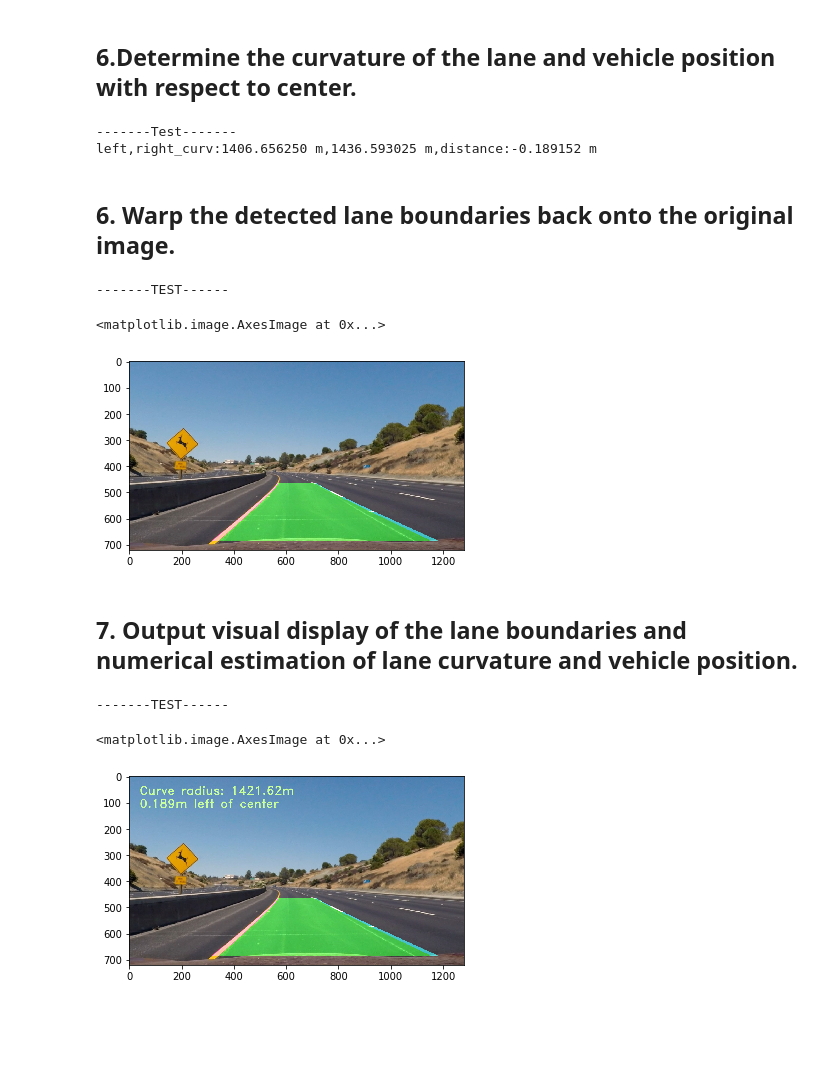
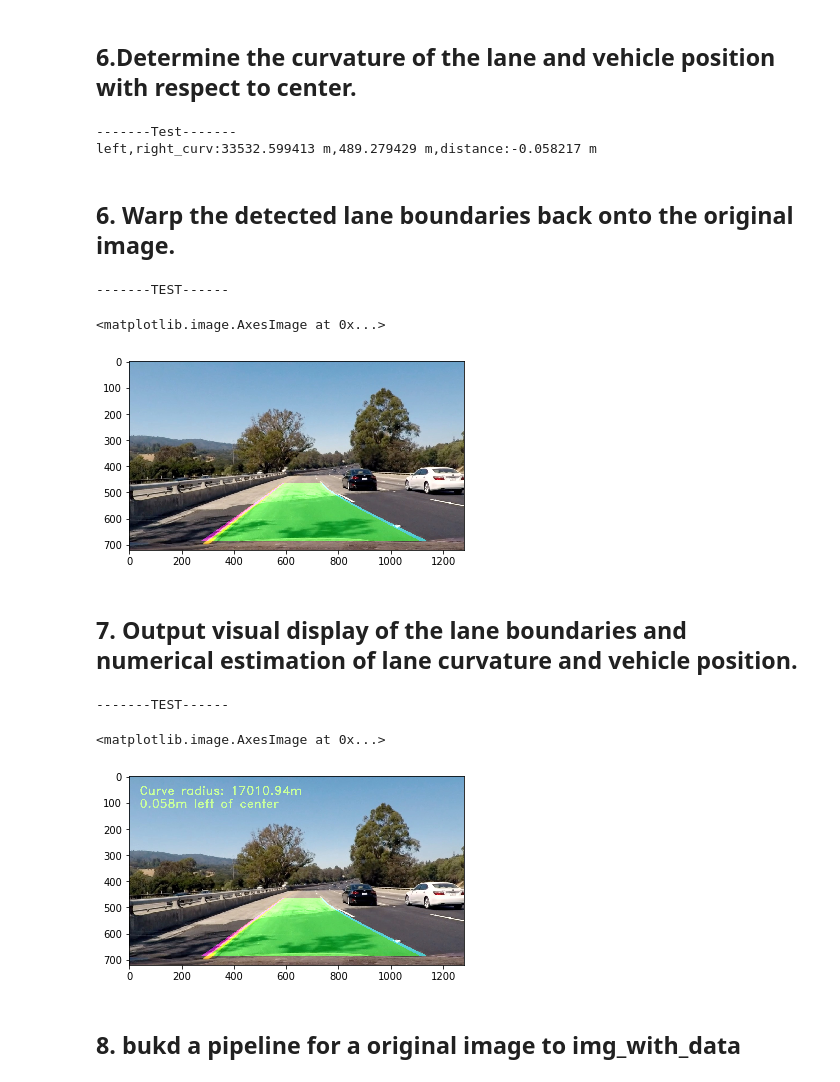
Before and after one commit to kolamanlee/CarND-LaneLines-P1, a Jupyter notebook: CarND-Advanced-Lane-Lines/P2.ipynb, the cells around one changed output. Drawn from its saved outputs; the diff is of its cells as text; code cells hidden in the pictures; blank space fills up the shorter version.

```diff
--- a/CarND-Advanced-Lane-Lines/P2.ipynb
+++ b/CarND-Advanced-Lane-Lines/P2.ipynb
@@ -186,17 +194,17 @@ Test the color space and gradients functions:
 
 #define a perspective transform as a bird's eye to get the
 
-def perspectiveUnwarp(img_undist, src, dst):
+def unwarpToPerspective(img_undist, src, dst):
     #use the cv2.getPerspectiveTransform() to get M and then get the warped img
-    height,width = img.shape[:2]
+    height,width = img_undist.shape[:2]
 
     M = cv2.getPerspectiveTransform(src, dst)
     Minv = cv2.getPerspectiveTransform(dst, src)
 
-    img_warped = cv2.warpPerspective(img, M, (width,height))
+    img_warped = cv2.warpPerspective(img_undist, M, (width,height))
     return M, Minv, img_warped
 
-def HLS_S_Unwarp(img_warped, thresh=(125, 255)):
+def unwarpByHLS_S(img_warped, thresh=(125, 255)):
     # 1) Convert to HLS color space
     hls = cv2.cvtColor(img_warped, cv2.COLOR_RGB2HLS)
     # 2) Apply a threshold to the S channel
@@ -227,7 +235,9 @@ def plotUnwarp(img_undist, img_warped, src, color ='#ee0000'):
 # test the perspective and unwarp bird's eys view
 # define source and destination points for transform
 print('---test---:')
-height,width = undistorted.shape[:2]
+
+height,width = result_img.shape[:2]
+
 src = np.float32([(575,465),
                   (720,465),
                   (290,685),
@@ -238,8 +248,8 @@ dst = np.float32([(400,0),
                   (400,height),
                   (width-400,height)])
 
-M, Minv, img_warped = perspectiveUnwarp(undistorted, src, dst)
-img_hls_unwarp = HLS_S_Unwarp(img_warped)
-plotUnwarp(undistorted,img_hls_unwarp, src)
+M, Minv, img_warped = unwarpToPerspective(result_img, src, dst)
+#img_hls_unwarp = unwarpByHLS_S(img_warped)
+plotUnwarp(undistorted,img_warped, src)
 # %% [output]
 ---test---:
@@ -459,7 +473,7 @@ plt.imshow(out_img)
 ## 6.Determine the curvature of the lane and vehicle position with respect to center.
 # %%
 #define the calculate the curvature
-def measure_curvature_real(binary_warped, leftx, lefty, rightx, righty):
+def measureCurvatureReal(binary_warped, leftx, lefty, rightx, righty):
     '''
     Calculates the curvature of polynomial functions in meters.
     '''
@@ -500,29 +514,28 @@ def measure_curvature_real(binary_warped, leftx, lefty, rightx, righty):
     return left_curverad, right_curverad, center_dist
 
 print('-------Test-------')
-binary_warped = img_hls_unwarp.copy()
+binary_warped = img_warped.copy()
 # Run image through the pipeline
-ploty, leftx, lefty, rightx, righty, left_lane_inds, right_lane_inds, out_img = find_lane_pixels(binary_warped)
+ploty, leftx, lefty, rightx, righty, left_lane_inds, right_lane_inds, out_img = findLanePixels(binary_warped)
 #
 #left_fit = np.polyfit(lefty, leftx, 2)
 #right_fit = np.polyfit(righty, rightx, 2)
 # Generate x and y values for plotting
 #ploty = np.linspace(0, binary_warped.shape[0]-1, binary_warped.shape[0])
 #
-#left_fitx, right_fitx, ploty = fit_poly(binary_warped.shape, leftx, lefty, rightx, righty)
+#left_fitx, right_fitx, ploty = fitPoly(binary_warped.shape, leftx, lefty, rightx, righty)
 #
 # Calculate the radius of curvature in pixels for both lane lines
-left_curverad, right_curverad, center_dist = measure_curvature_real(binary_warped, leftx, lefty, rightx, righty)
+left_curverad, right_curverad, center_dist = measureCurvatureReal(binary_warped, leftx, lefty, rightx, righty)
 print('left,right_curv:%f m,%f m,distance:%f m'%(left_curverad, right_curverad,center_dist))
 # %% [output]
 -------Test-------
-left,right_curv:1406.656250 m,1436.593025 m,distance:-0.189152 m
+left,right_curv:33532.599413 m,489.279429 m,distance:-0.058217 m
 # %% [markdown]
 ## 6. Warp the detected lane boundaries back onto the original image.
 # %%
 #plot the lane on the original image
-
-def plot_lane(original_img, warped_img, left_fit, right_fit, Minv):
+def plotLane(original_img, warped_img, left_fit, right_fit, Minv):
     new_img = np.copy(original_img)
 
     # Create an image to draw the lines on
@@ -556,42 +569,47 @@ def plot_lane(original_img, warped_img, left_fit, right_fit, Minv):
 #TEST
 print('-------TEST------')
 
-warped_img = img_hls_unwarp.copy()
+warped_img = img_warped.copy()
 
-img_ploted = plot_lane(undistorted, warped_img, left_fit, right_fit, Minv)
+left_fit = np.polyfit(lefty, leftx, 2)
+right_fit = np.polyfit(righty, rightx, 2)
+
+img_ploted = plotLane(undistorted, warped_img, left_fit, right_fit, Minv)
 
 plt.imshow(img_ploted)
 # %% [output]
 -------TEST------
 <matplotlib.image.AxesImage at 0x...>
-[figure, old version]
+[figure, new version]
 # %% [markdown]
 ## 7. Output visual display of the lane boundaries and numerical estimation of lane curvature and vehicle position.
 # %%
-def plot_data(ploted_img, curv_rad, center_dist):
+def plotData(ploted_img, curv_rad, center_dist):
     new_img = np.copy(ploted_img)
     h = new_img.shape[0]
     font = cv2.FONT_HERSHEY_DUPLEX
     text = 'Curve radius: ' + '{:04.2f}'.format(curv_rad) + 'm'
     cv2.putText(new_img, text, (40,70), font, 1.5, (200,255,155), 2, cv2.LINE_AA)
     direction = ''
     if center_dist > 0:
         direction = 'right'
     elif center_dist < 0:
         direction = 'left'
     abs_center_dist = abs(center_dist)
     text = '{:04.3f}'.format(abs_center_dist) + 'm ' + direction + ' of center'
     cv2.putText(new_img, text, (40,120), font, 1.5, (200,255,155), 2, cv2.LINE_AA)
     return new_img
 
 #TEST
 print('-------TEST------')
-warped_img = img_hls_unwarp.copy()
+warped_img = img_warped.copy()
 
-img_with_data = plot_data(img_ploted, (left_curverad+right_curverad)/2, center_dist)
+img_with_data = plotData(img_ploted, (left_curverad+right_curverad)/2, center_dist)
 
 plt.imshow(img_with_data)
 # %% [output]
 -------TEST------
 <matplotlib.image.AxesImage at 0x...>
-[figure, old version]
+[figure, new version]
+# %% [markdown]
+## 8. bukd a pipeline for a original image to img_with_data
```
Also changed, not shown: parts of 12 cells of this notebook.
